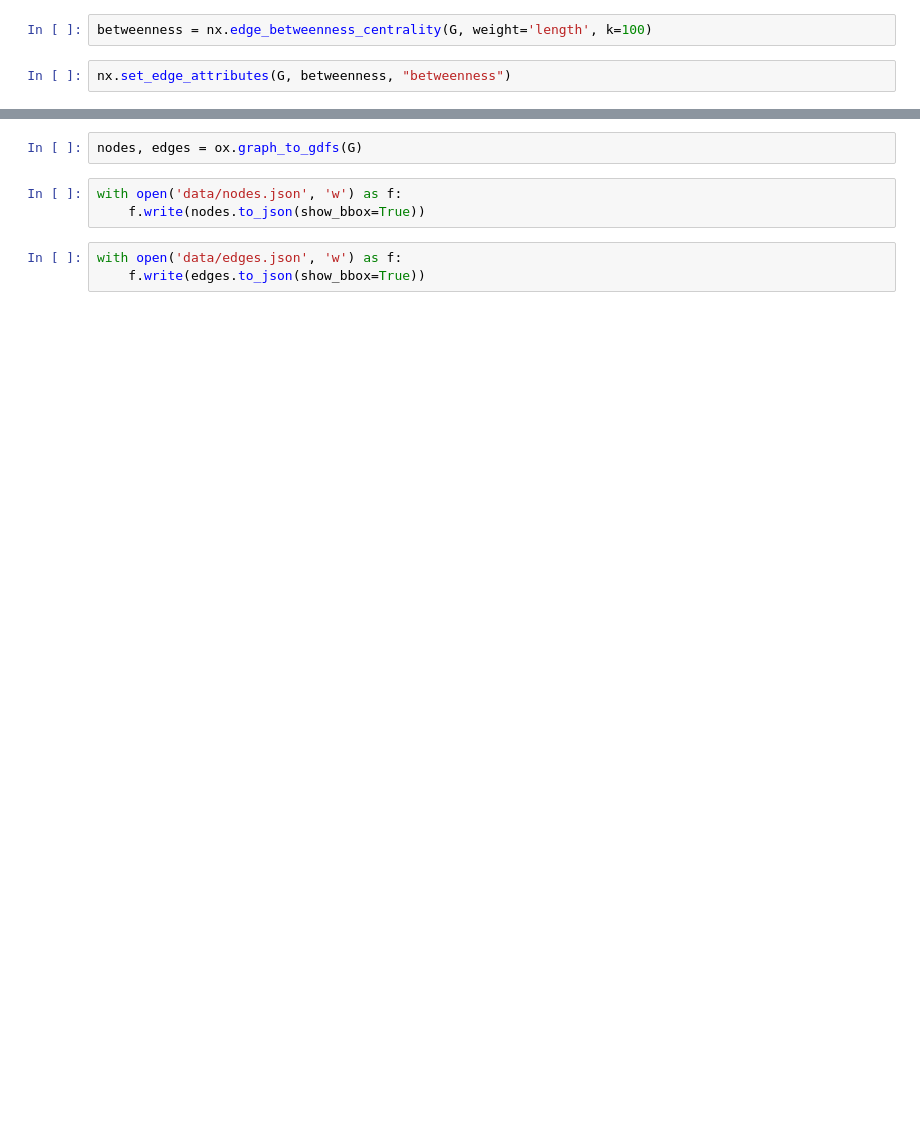
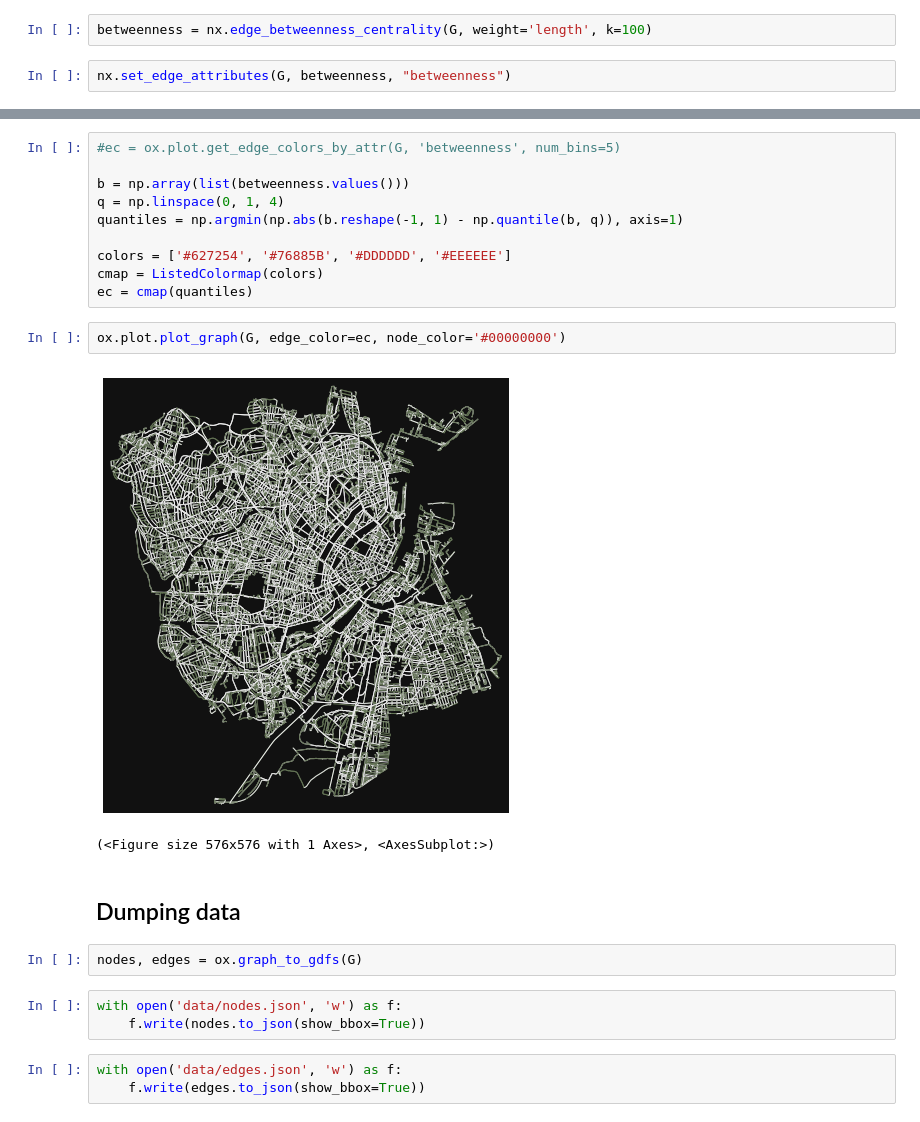
Before and after one commit to Marcus-Friis/geospatial-exam, a Jupyter notebook: hyggebike.ipynb, the cells around one changed output, grey strips where cells are left out. Drawn from its saved outputs; the diff is of its cells as text; blank space fills up the shorter version.

```diff
--- a/hyggebike.ipynb
+++ b/hyggebike.ipynb
@@ -42,3 +44,20 @@ ax.set_yscale('log')
+# %%
+#ec = ox.plot.get_edge_colors_by_attr(G, 'betweenness', num_bins=5)
+
+b = np.array(list(betweenness.values()))
+q = np.linspace(0, 1, 4)
+quantiles = np.argmin(np.abs(b.reshape(-1, 1) - np.quantile(b, q)), axis=1)
+
+colors = ['#627254', '#76885B', '#DDDDDD', '#EEEEEE']
+cmap = ListedColormap(colors)
+ec = cmap(quantiles)
+# %%
+ox.plot.plot_graph(G, edge_color=ec, node_color='#00000000')
+# %% [output]
+[figure, added]
+(<Figure size 576x576 with 1 Axes>, <AxesSubplot:>)
+# %% [markdown]
+## Dumping data
 # %%
 nodes, edges = ox.graph_to_gdfs(G)
 # %%
```
Also changed, not shown: parts of 7 cells of this notebook, 2 other files.
